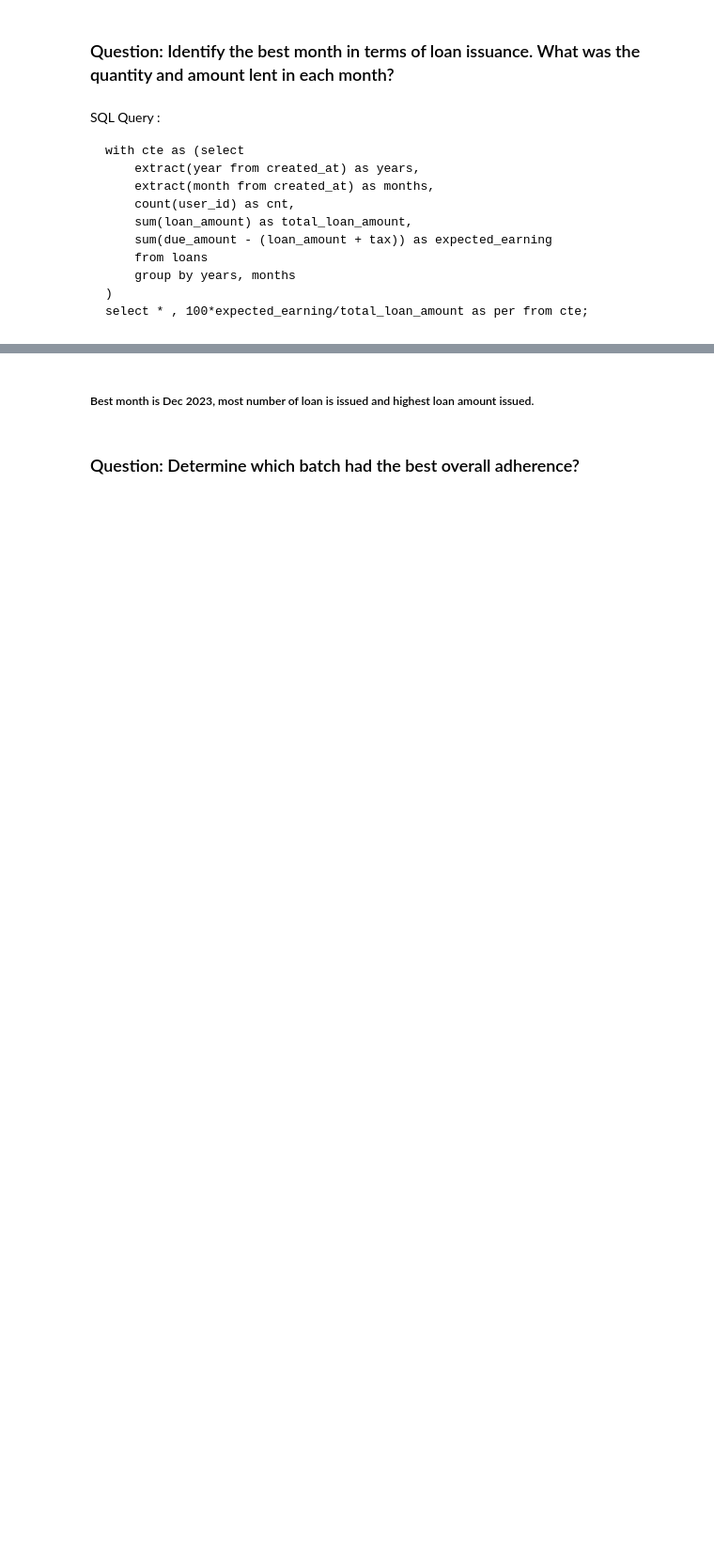
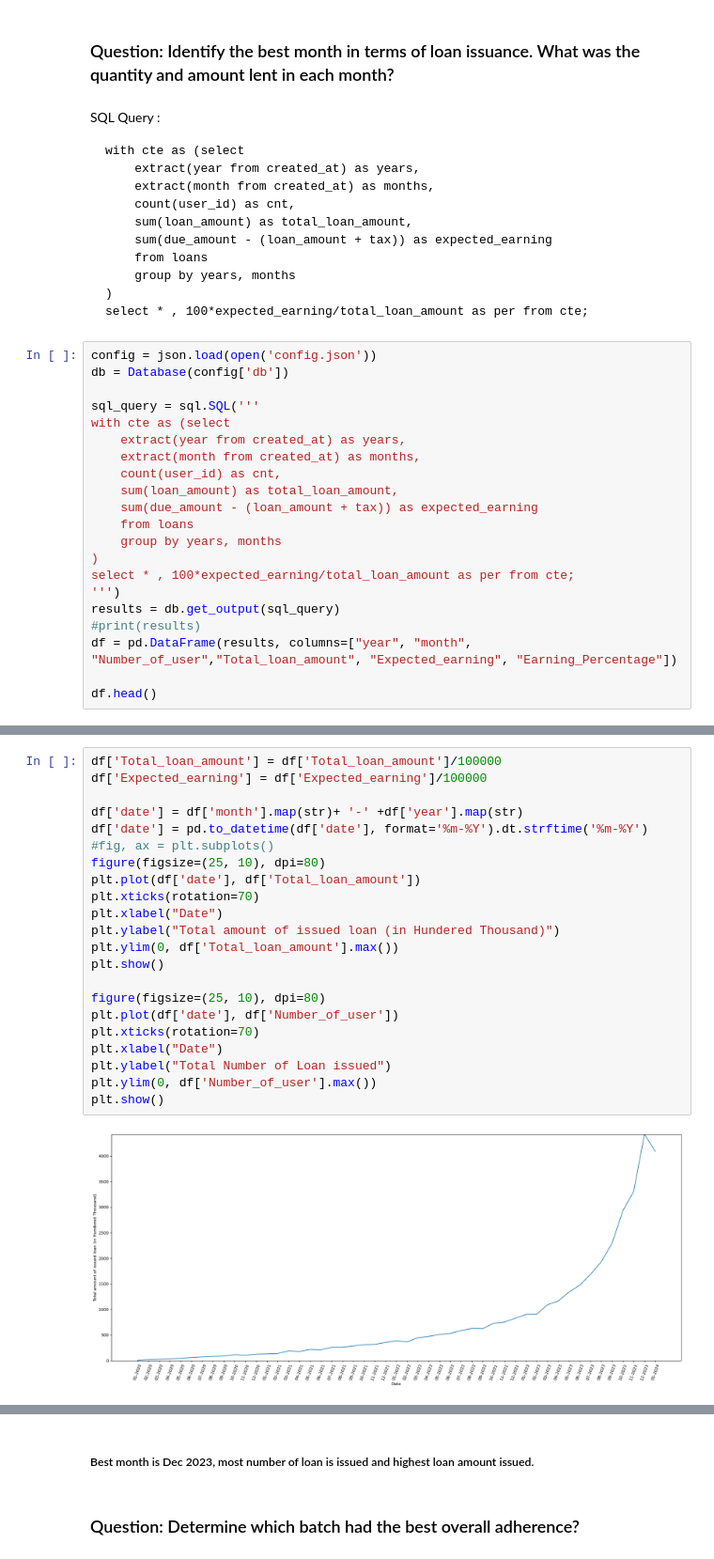
Before and after one commit to hkdhackcode/Lending_dataengineer_solution, a Jupyter notebook: SQL/SQL and Data Viz.ipynb, the cells around one changed output, grey strips where cells are left out. Shown: that part at 94% size. Drawn from its saved outputs; the diff is of its cells as text; blank space fills up the shorter version.

Commit message:
Updating the solution and adding visualization

````diff
--- a/SQL/SQL and Data Viz.ipynb
+++ b/SQL/SQL and Data Viz.ipynb
@@ -20,3 +39,24 @@ with cte as (select
 )
 select * , 100*expected_earning/total_loan_amount as per from cte;
 ```
+# %%
+config = json.load(open('config.json'))
+db = Database(config['db'])
+
+sql_query = sql.SQL('''
+with cte as (select
+    extract(year from created_at) as years,
+    extract(month from created_at) as months,
+    count(user_id) as cnt,
+    sum(loan_amount) as total_loan_amount,
+    sum(due_amount - (loan_amount + tax)) as expected_earning
+    from loans
+    group by years, months
+)
+select * , 100*expected_earning/total_loan_amount as per from cte;
+''')
+results = db.get_output(sql_query)
+#print(results)
+df = pd.DataFrame(results, columns=["year", "month", "Number_of_user","Total_loan_amount", "Expected_earning", "Earning_Percentage"])
+
+df.head()
@@ -22,0 +70,24 @@ select * , 100*expected_earning/total_loan_amount as per from cte;
+# %%
+df['Total_loan_amount'] = df['Total_loan_amount']/100000
+df['Expected_earning'] = df['Expected_earning']/100000
+
+df['date'] = df['month'].map(str)+ '-' +df['year'].map(str)
+df['date'] = pd.to_datetime(df['date'], format='%m-%Y').dt.strftime('%m-%Y')
+#fig, ax = plt.subplots()
+figure(figsize=(25, 10), dpi=80)
+plt.plot(df['date'], df['Total_loan_amount'])
+plt.xticks(rotation=70)
+plt.xlabel("Date")
+plt.ylabel("Total amount of issued loan (in Hundered Thousand)")
+plt.ylim(0, df['Total_loan_amount'].max())
+plt.show()
+
+figure(figsize=(25, 10), dpi=80)
+plt.plot(df['date'], df['Number_of_user'])
+plt.xticks(rotation=70)
+plt.xlabel("Date")
+plt.ylabel("Total Number of Loan issued")
+plt.ylim(0, df['Number_of_user'].max())
+plt.show()
+# %% [output]
+[figure, added]
````
Also changed, not shown: parts of 26 cells of this notebook, 5 other files.
